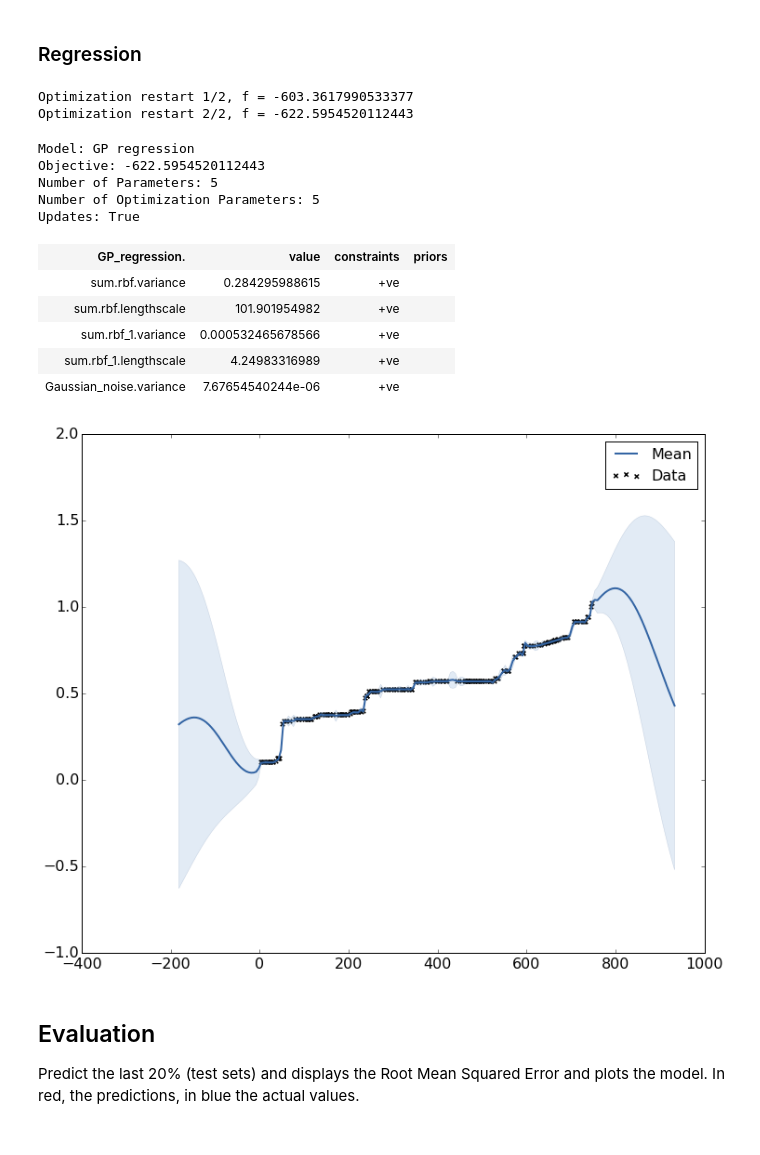
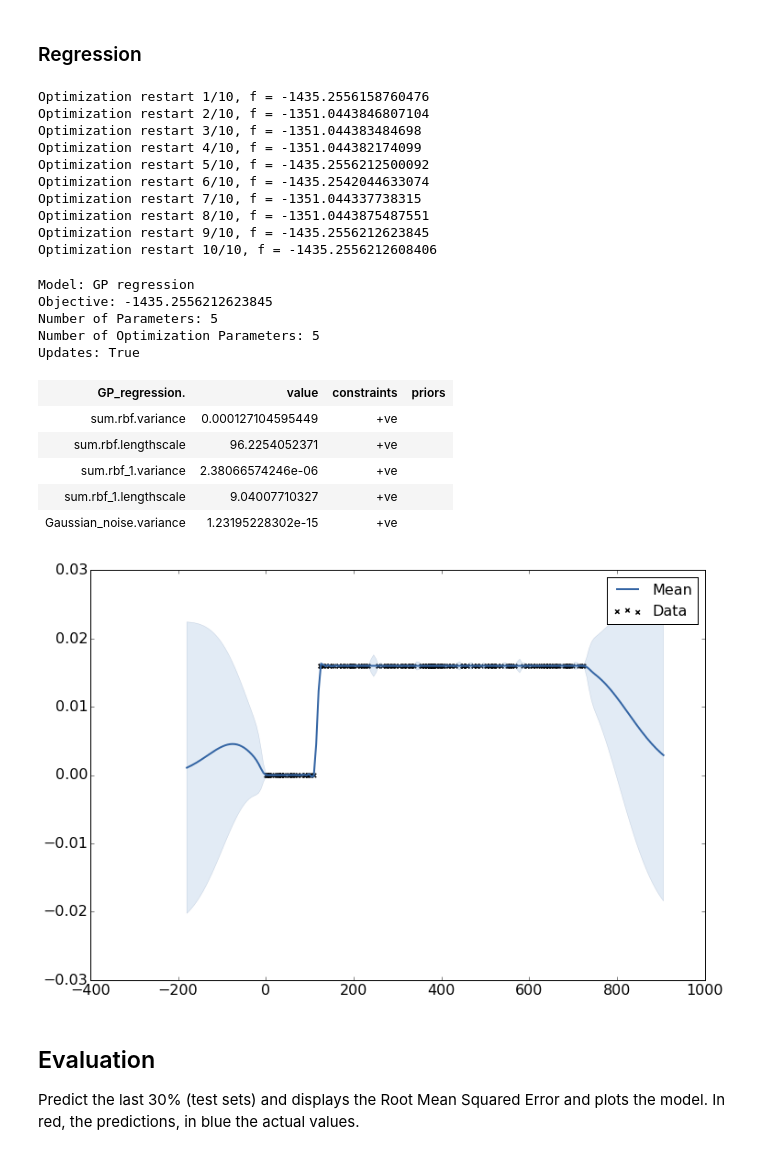
Before and after one commit to vicow/gaussian-process, a Jupyter notebook: notebooks/sidekick-2-project-regression.ipynb, the cells around one changed output. Cells and saved outputs as stored; diff of their text form; code cells hidden in the pictures.

```diff
--- a/notebooks/sidekick-2-project-regression.ipynb
+++ b/notebooks/sidekick-2-project-regression.ipynb
@@ -61,0 +55,3 @@ Pledged: $2905
+# %%
+project = sk.choose_n_projects(n=1)[0]
+project.plot()
@@ -67,5 +65,5 @@ We keep only the observations where there is a change from the previous one in o
 # %%
 threshold = 0.7
 money = project.money
-time, money = project.resample(money)
+time, money = project.resample(money, N=300)
 x_train, y_train, x_test, y_test = project.split(time, money, threshold)
@@ -128,44 +128,47 @@ DOM1000 = GPy.kern.DomainKernel(input_dim=1, start=525, stop=1000)
 # %% [markdown]
 ### Regression
 # %%
-#kernel = SE.copy()
-kernel = GPy.kern.RBF(input_dim=1, lengthscale=500)
 kernel = GPy.kern.RBF(input_dim=1, lengthscale=700) + SE.copy()
-#kernel = GPy.kern.RBF(input_dim=1, lengthscale=500) + RQ.copy()
-#kernel = GPy.kern.RatQuad(input_dim=1, lengthscale=600)
-#kernel = GPy.kern.RatQuad(input_dim=1, lengthscale=500) + RQ.copy()
 
 X = np.ndarray(shape=(len(x_train), 1), buffer=x_train, dtype=int)
 Y = np.ndarray(shape=(len(y_train), 1), buffer=y_train, dtype=float)
 
 m = GPy.models.GPRegression(X, Y, kernel)
 
 #mf = GPy.mappings.Linear(input_dim=1, output_dim=1)
 #m = GPy.models.GPRegression(X, Y, kernel, mean_function=mf)
 
 m.optimize()
-m.optimize_restarts(num_restarts=2)
+m.optimize_restarts(num_restarts=10)
 
 display(m)
 fig = m.plot()
 # %% [output]
-Optimization restart 1/2, f = -603.3617990533377
-Optimization restart 2/2, f = -622.5954520112443
+Optimization restart 1/10, f = -1435.2556158760476
+Optimization restart 2/10, f = -1351.0443846807104
+Optimization restart 3/10, f = -1351.044383484698
+Optimization restart 4/10, f = -1351.044382174099
+Optimization restart 5/10, f = -1435.2556212500092
+Optimization restart 6/10, f = -1435.2542044633074
+Optimization restart 7/10, f = -1351.044337738315
+Optimization restart 8/10, f = -1351.0443875487551
+Optimization restart 9/10, f = -1435.2556212623845
+Optimization restart 10/10, f = -1435.2556212608406
 Model: GP regression
-Objective: -622.5954520112443
+Objective: -1435.2556212623845
 Number of Parameters: 5
 Number of Optimization Parameters: 5
 Updates: True
 | GP_regression. | value | constraints | priors |
-| sum.rbf.variance | 0.284295988615 | +ve |  |
-| sum.rbf.lengthscale | 101.901954982 | +ve |  |
-| sum.rbf_1.variance | 0.000532465678566 | +ve |  |
-| sum.rbf_1.lengthscale | 4.24983316989 | +ve |  |
-| Gaussian_noise.variance | 7.67654540244e-06 | +ve |  |
+| sum.rbf.variance | 0.000127104595449 | +ve |  |
+| sum.rbf.lengthscale | 96.2254052371 | +ve |  |
+| sum.rbf_1.variance | 2.38066574246e-06 | +ve |  |
+| sum.rbf_1.lengthscale | 9.04007710327 | +ve |  |
+| Gaussian_noise.variance | 1.23195228302e-15 | +ve |  |
-[figure, old version]
+[figure, new version]
 # %% [markdown]
 ## Evaluation
-Predict the last 20% (test sets) and displays the Root Mean Squared Error and plots the model. In red, the predictions, in blue the actual values.
+Predict the last 30% (test sets) and displays the Root Mean Squared Error and plots the model. In red, the predictions, in blue the actual values.
 # %%
 def rmse(x, y):
     return np.sqrt(np.mean(np.square(x - y)))
```
Also changed, not shown: parts of 6 cells of this notebook.
